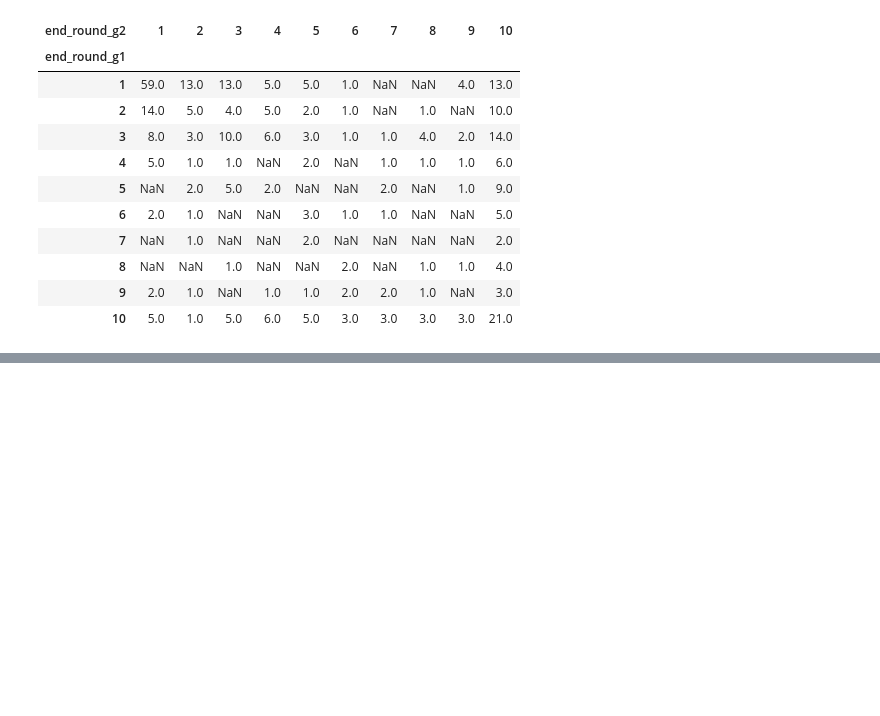
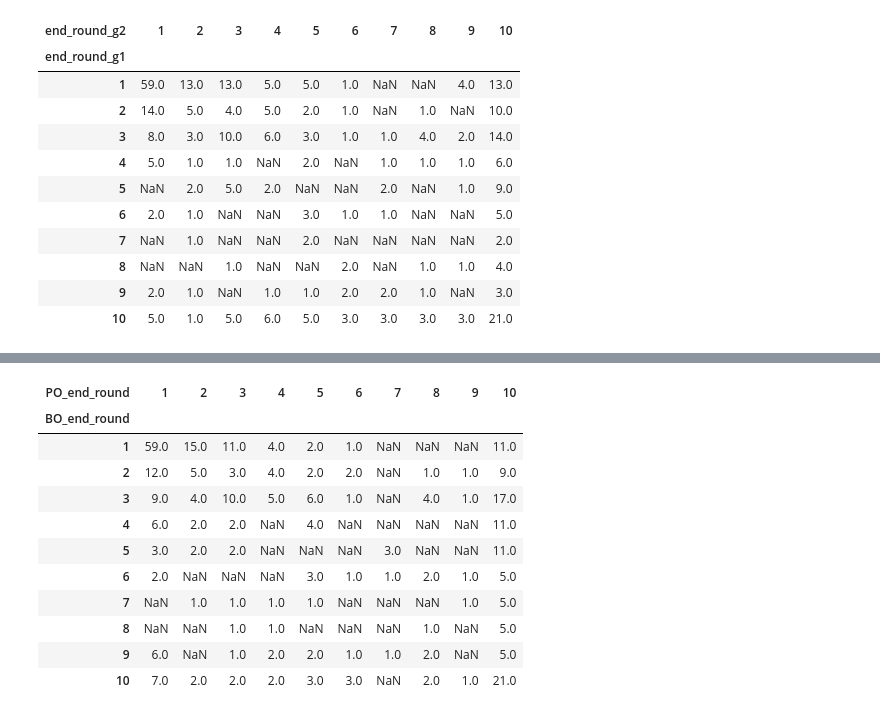
Before and after one commit to laurenlsun/dond-collected-analysis, a Jupyter notebook: collected data analysis.ipynb, the cells around one changed output, grey strips where cells are left out. Cells and saved outputs as stored; diff of their text form; code cells hidden in the pictures; blank space fills up the shorter version.

```diff
--- a/collected data analysis.ipynb
+++ b/collected data analysis.ipynb
@@ -622,0 +633,6 @@ heatmap_data
+# %%
+b1data = df[df['po1_g1'].isnull()] # game 1 was Banker's Offer
+b1data = b1data[['end_round_g1', 'end_round_g2']]
+b1data = b1data.rename(columns={'end_round_g1': 'BO_end_round',
+                               'end_round_g2': 'PO_end_round'})
+b1data.head()
@@ -622,0 +648,6 @@ heatmap_data
+# %%
+b2data = df[df['po1_g2'].isnull()] # game 2 was Banker's Offer
+b2data = b2data[['end_round_g1', 'end_round_g2']]
+b2data = b2data.rename(columns= {'end_round_g1': 'PO_end_round',
+                                'end_round_g2': 'BO_end_round'})
+b2data.head()
@@ -622,0 +661,3 @@ heatmap_data
+# %%
+comb_v = pd.concat([b1data, b2data])
+comb_v.shape
@@ -622,0 +666,4 @@ heatmap_data
+# %%
+vtuple_counts = comb_v.groupby(['BO_end_round', 'PO_end_round']).size().reset_index(name='count')
+vtuple_counts = vtuple_counts.fillna(0)
+vtuple_counts
@@ -622,0 +684,17 @@ heatmap_data
+# %%
+vheatmap_data = vtuple_counts.pivot(index='BO_end_round', columns='PO_end_round', values='count')
+vheatmap_data.fillna(0)
+vheatmap_data
+# %% [output]
+| PO_end_round | 1 | 2 | 3 | 4 | 5 | 6 | 7 | 8 | 9 | 10 |
+| BO_end_round |  |  |  |  |  |  |  |  |  |  |
+| 1 | 59.0 | 15.0 | 11.0 | 4.0 | 2.0 | 1.0 | NaN | NaN | NaN | 11.0 |
+| 2 | 12.0 | 5.0 | 3.0 | 4.0 | 2.0 | 2.0 | NaN | 1.0 | 1.0 | 9.0 |
+| 3 | 9.0 | 4.0 | 10.0 | 5.0 | 6.0 | 1.0 | NaN | 4.0 | 1.0 | 17.0 |
+| 4 | 6.0 | 2.0 | 2.0 | NaN | 4.0 | NaN | NaN | NaN | NaN | 11.0 |
+| 5 | 3.0 | 2.0 | 2.0 | NaN | NaN | NaN | 3.0 | NaN | NaN | 11.0 |
+| 6 | 2.0 | NaN | NaN | NaN | 3.0 | 1.0 | 1.0 | 2.0 | 1.0 | 5.0 |
+| 7 | NaN | 1.0 | 1.0 | 1.0 | 1.0 | NaN | NaN | NaN | 1.0 | 5.0 |
+| 8 | NaN | NaN | 1.0 | 1.0 | NaN | NaN | NaN | 1.0 | NaN | 5.0 |
+| 9 | 6.0 | NaN | 1.0 | 2.0 | 2.0 | 1.0 | 1.0 | 2.0 | NaN | 5.0 |
+| 10 | 7.0 | 2.0 | 2.0 | 2.0 | 3.0 | 3.0 | NaN | 2.0 | 1.0 | 21.0 |
```
Also changed, not shown: parts of 36 cells of this notebook.
